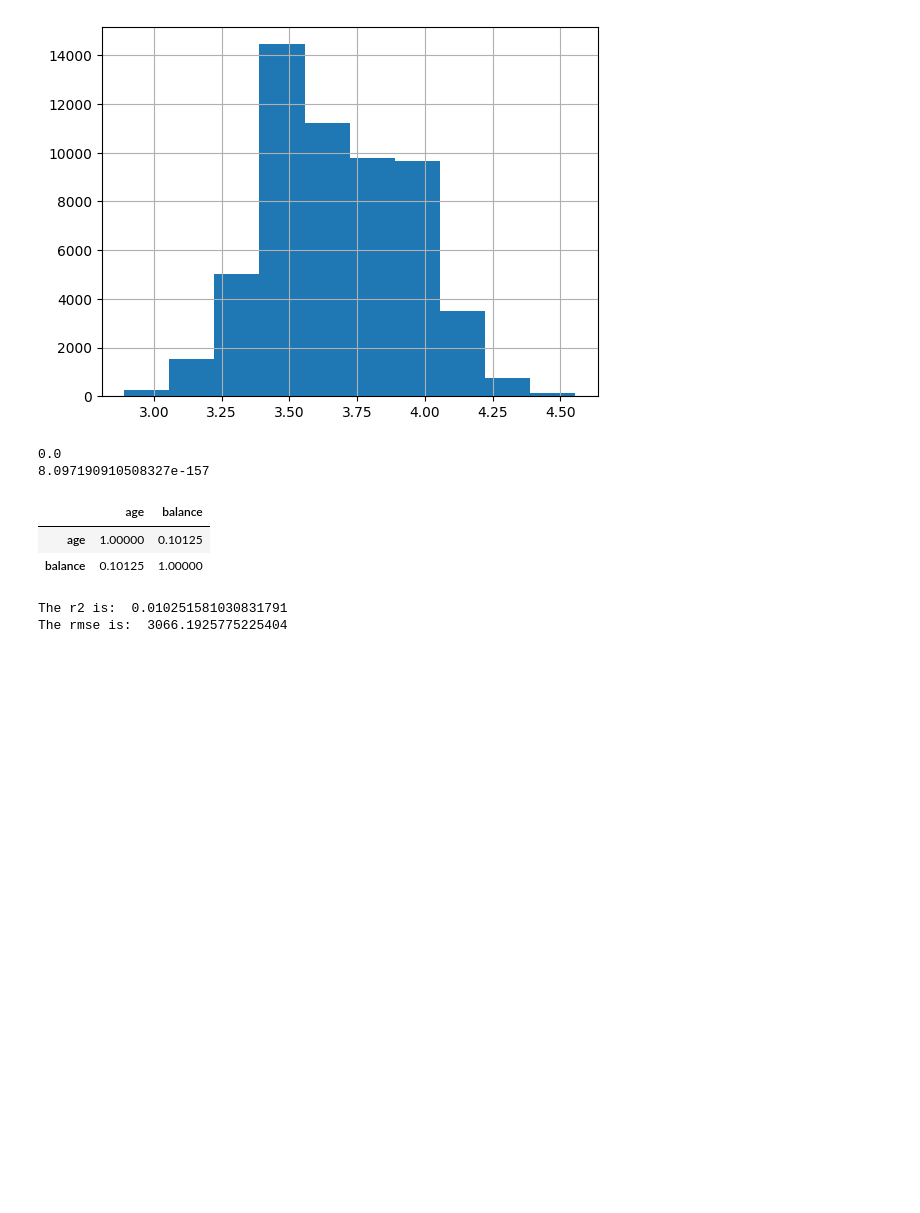
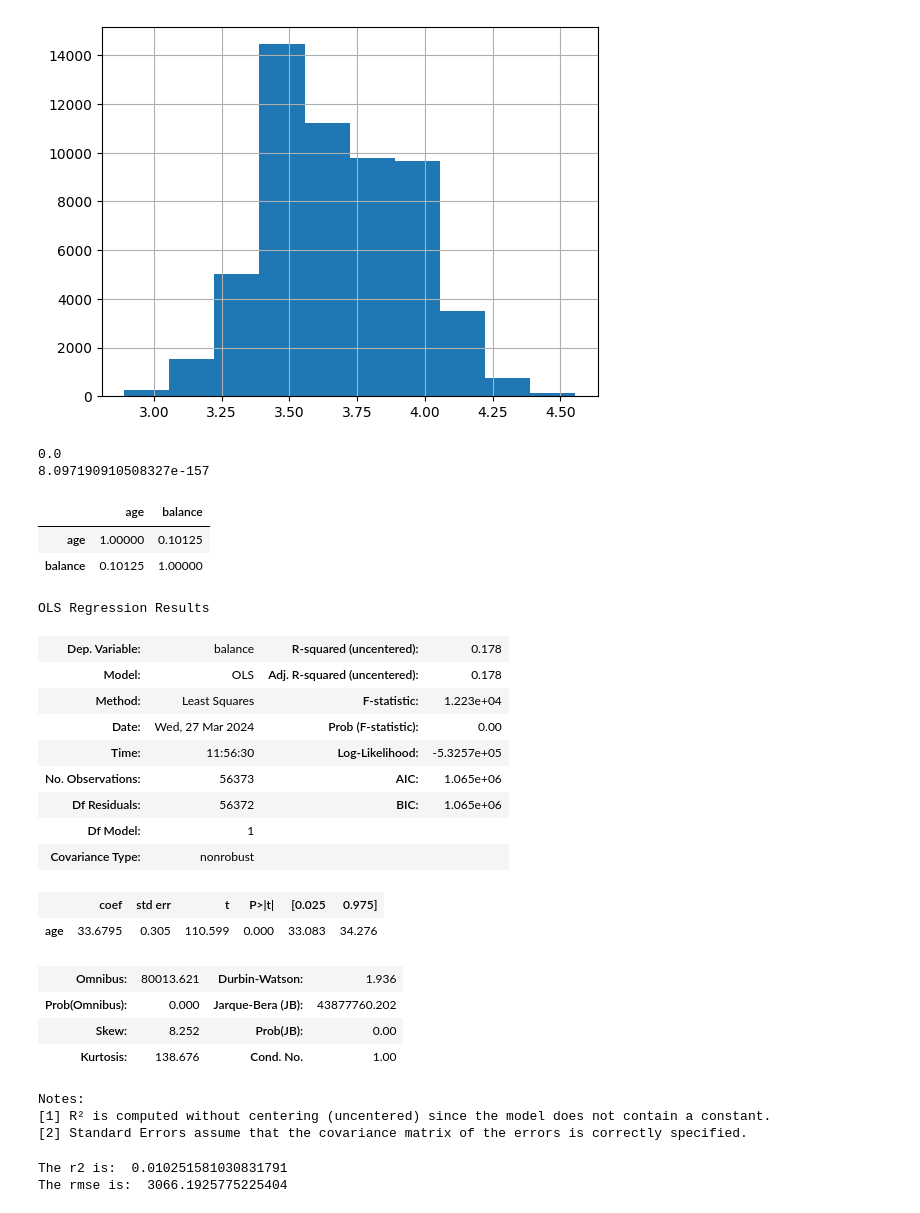
Before and after one commit to Lorenzo-Biondi/es-python, a Jupyter notebook: bank_target_marketing/Bank_Target_Marketing.ipynb, the cells around one changed output. Cells and saved outputs as stored; diff of their text form; code cells hidden in the pictures; blank space fills up the shorter version.

```diff
--- a/bank_target_marketing/Bank_Target_Marketing.ipynb
+++ b/bank_target_marketing/Bank_Target_Marketing.ipynb
@@ -73,6 +73,32 @@ df[['age','balance']].corr()
 |  | age | balance |
 | age | 1.00000 | 0.10125 |
 | balance | 0.10125 | 1.00000 |
+# %%
+import statsmodels.api as sm
+
+lin_reg= sm.OLS(df.balance,df.age)
+reg1=lin_reg.fit()
+reg1.summary()
+# %% [output]
+OLS Regression Results
+| Dep. Variable: | balance | R-squared (uncentered): | 0.178 |
+| Model: | OLS | Adj. R-squared (uncentered): | 0.178 |
+| Method: | Least Squares | F-statistic: | 1.223e+04 |
+| Date: | Wed, 27 Mar 2024 | Prob (F-statistic): | 0.00 |
+| Time: | 11:56:30 | Log-Likelihood: | -5.3257e+05 |
+| No. Observations: | 56373 | AIC: | 1.065e+06 |
+| Df Residuals: | 56372 | BIC: | 1.065e+06 |
+| Df Model: | 1 |  |  |
+| Covariance Type: | nonrobust |  |  |
+|  | coef | std err | t | P>|t| | [0.025 | 0.975] |
+| age | 33.6795 | 0.305 | 110.599 | 0.000 | 33.083 | 34.276 |
+| Omnibus: | 80013.621 | Durbin-Watson: | 1.936 |
+| Prob(Omnibus): | 0.000 | Jarque-Bera (JB): | 43877760.202 |
+| Skew: | 8.252 | Prob(JB): | 0.00 |
+| Kurtosis: | 138.676 | Cond. No. | 1.00 |
+Notes:
+[1] R² is computed without centering (uncentered) since the model does not contain a constant.
+[2] Standard Errors assume that the covariance matrix of the errors is correctly specified.
 # %%
 from sklearn.linear_model import LinearRegression
 from sklearn.metrics import mean_squared_error, r2_score
```
Also changed, not shown: 1 other file.
